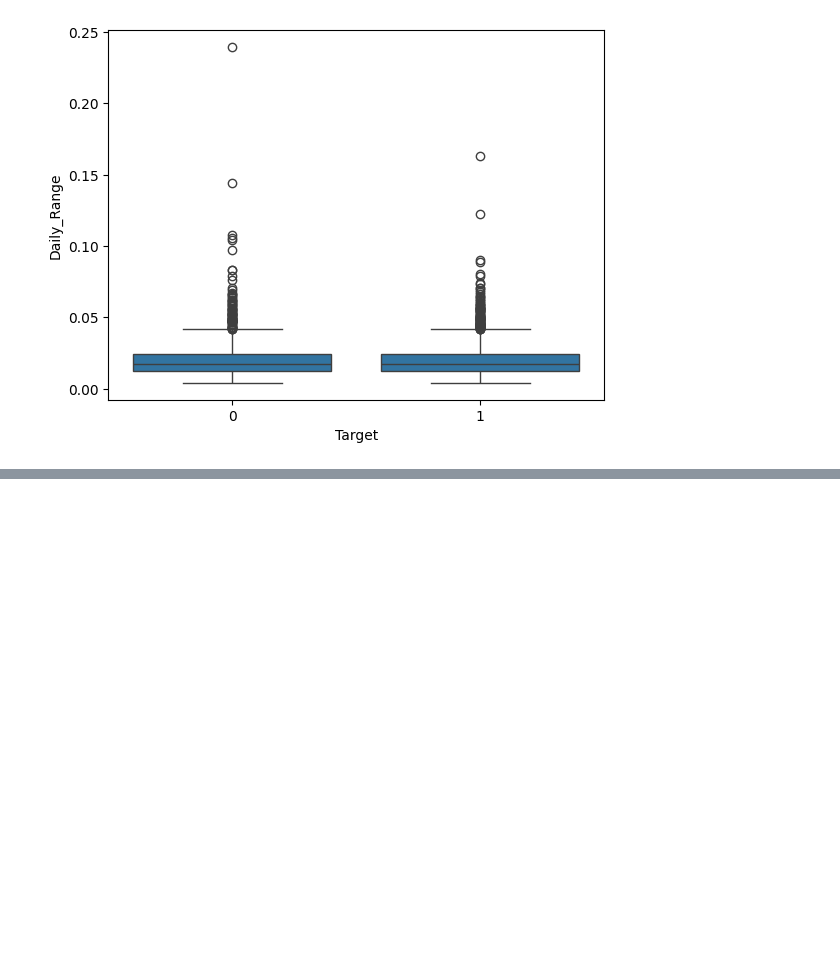
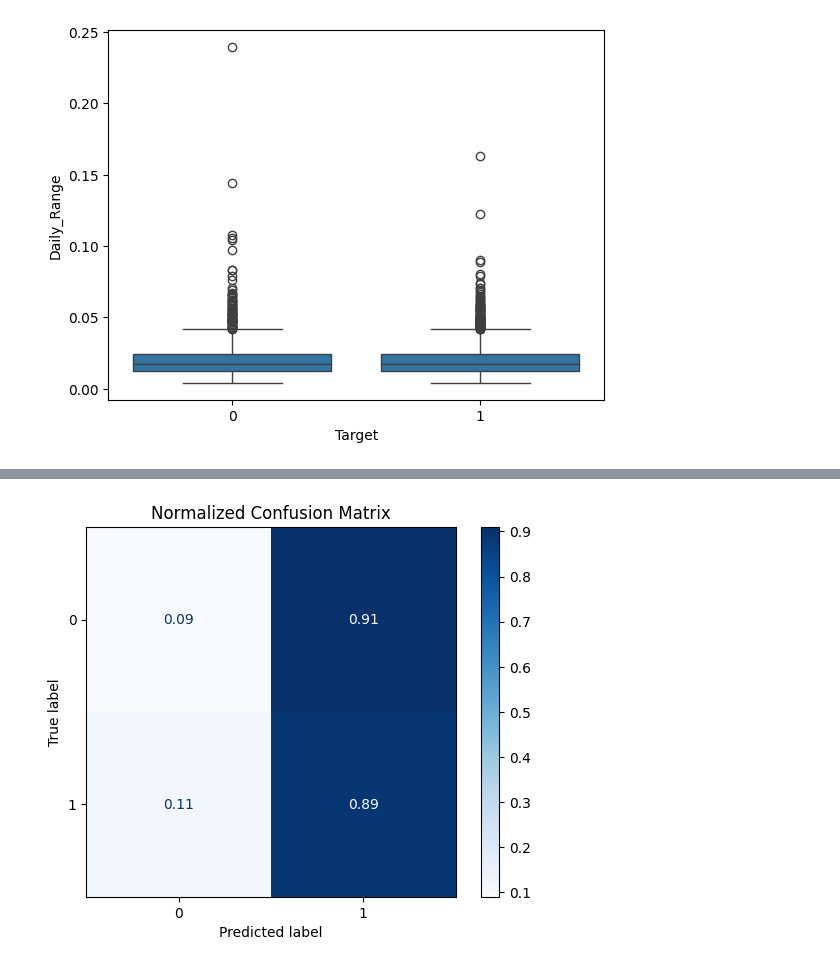
Before and after one commit to AgentXCross/PythonDS-ML, a Jupyter notebook: SciKitLearn/apple_stock.ipynb, the cells around one changed output, grey strips where cells are left out. Saved outputs shown, nothing was run; the diff lists cells and outputs as text; code cells hidden in the pictures; blank space fills up the shorter version.

```diff
--- a/SciKitLearn/apple_stock.ipynb
+++ b/SciKitLearn/apple_stock.ipynb
@@ -252,0 +355,4 @@ X_train
+# %%
+# Test Accuracy
+y_test_pred = model.predict(X_test)
+print("Test Accuracy:", accuracy_score(y_test, y_test_pred))
@@ -252,0 +368,9 @@ X_train
+# %%
+cm = confusion_matrix(y_test, y_test_pred, normalize = 'true')
+# %%
+disp = ConfusionMatrixDisplay(confusion_matrix = cm, display_labels = model.classes_)
+disp.plot(cmap = 'Blues', values_format = ".2f")
+plt.title("Normalized Confusion Matrix")
+plt.show()
+# %% [output]
+[figure, added]
```
Also changed, not shown: parts of 25 cells of this notebook.
